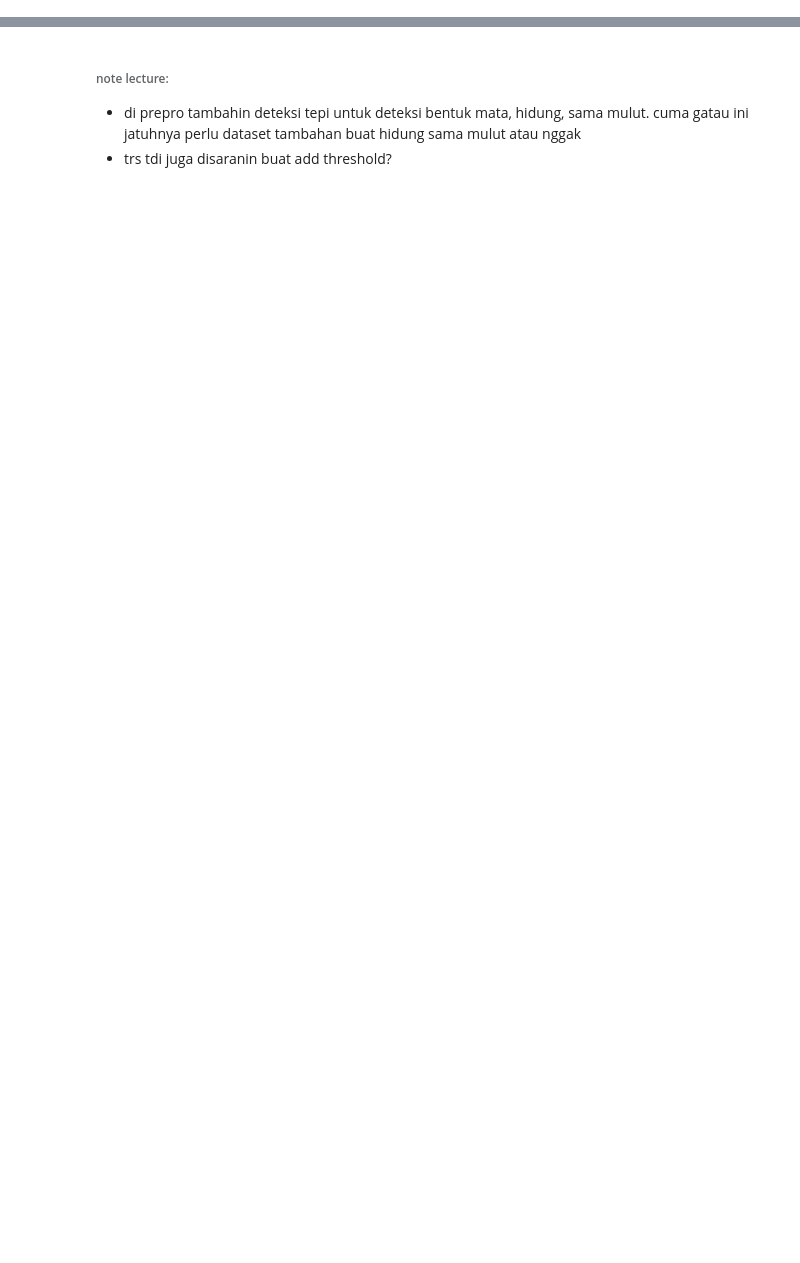
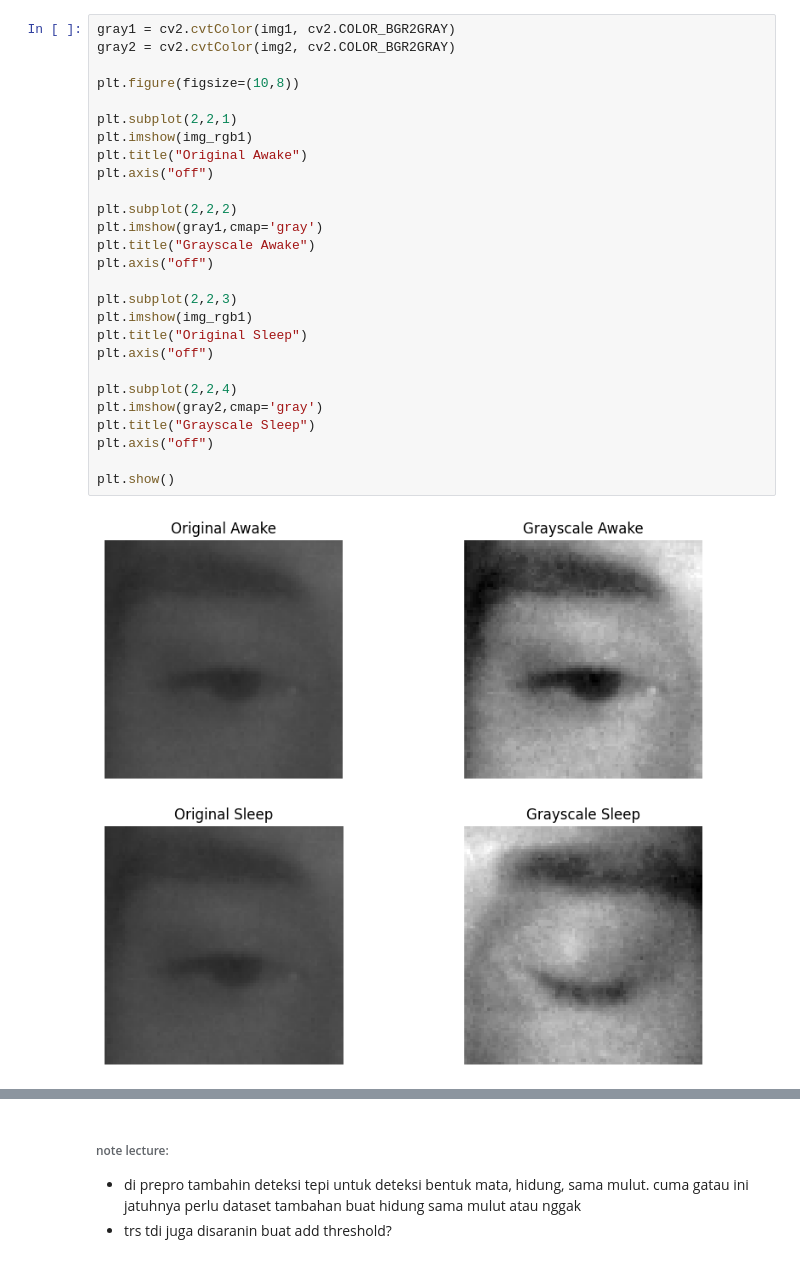
Before and after one commit to ImeShoukat/driver-drowsiness, a Jupyter notebook: train_model.ipynb, the cells around one changed output, grey strips where cells are left out. Drawn from its saved outputs; the diff is of its cells as text; blank space fills up the shorter version.

```diff
--- a/train_model.ipynb
+++ b/train_model.ipynb
@@ -12,0 +39,29 @@ TensorFlow Version: 2.21.0
+# %%
+gray1 = cv2.cvtColor(img1, cv2.COLOR_BGR2GRAY)
+gray2 = cv2.cvtColor(img2, cv2.COLOR_BGR2GRAY)
+
+plt.figure(figsize=(10,8))
+
+plt.subplot(2,2,1)
+plt.imshow(img_rgb1)
+plt.title("Original Awake")
+plt.axis("off")
+
+plt.subplot(2,2,2)
+plt.imshow(gray1,cmap='gray')
+plt.title("Grayscale Awake")
+plt.axis("off")
+
+plt.subplot(2,2,3)
+plt.imshow(img_rgb1)
+plt.title("Original Sleep")
+plt.axis("off")
+
+plt.subplot(2,2,4)
+plt.imshow(gray2,cmap='gray')
+plt.title("Grayscale Sleep")
+plt.axis("off")
+
+plt.show()
+# %% [output]
+[figure, added]
```
Also changed, not shown: parts of 16 cells of this notebook, 1 other file.
